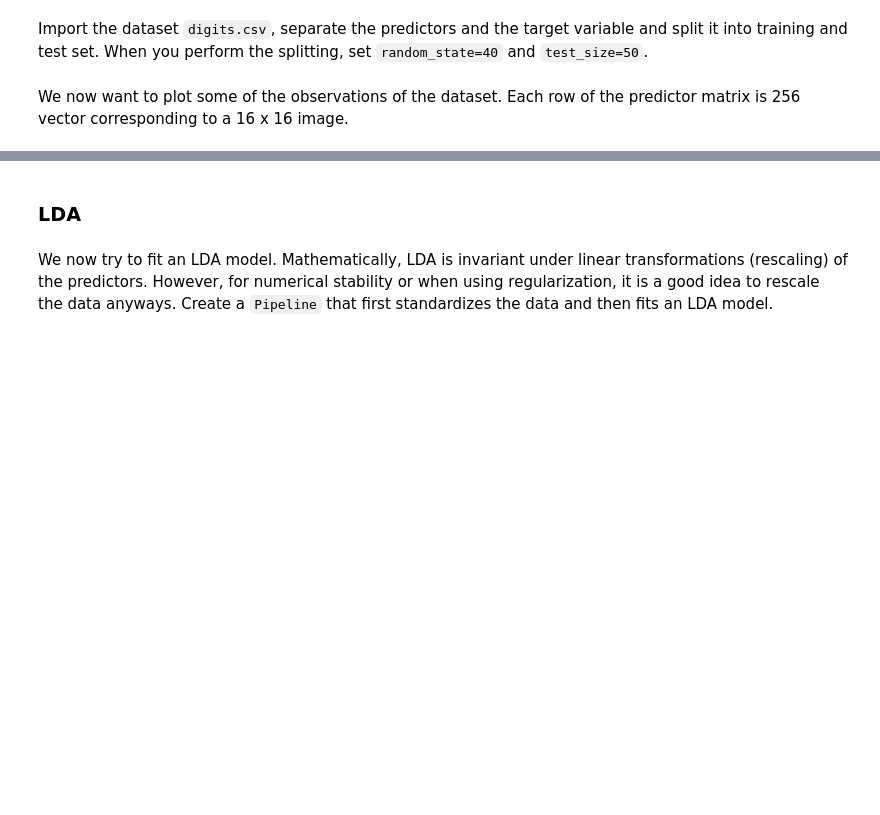
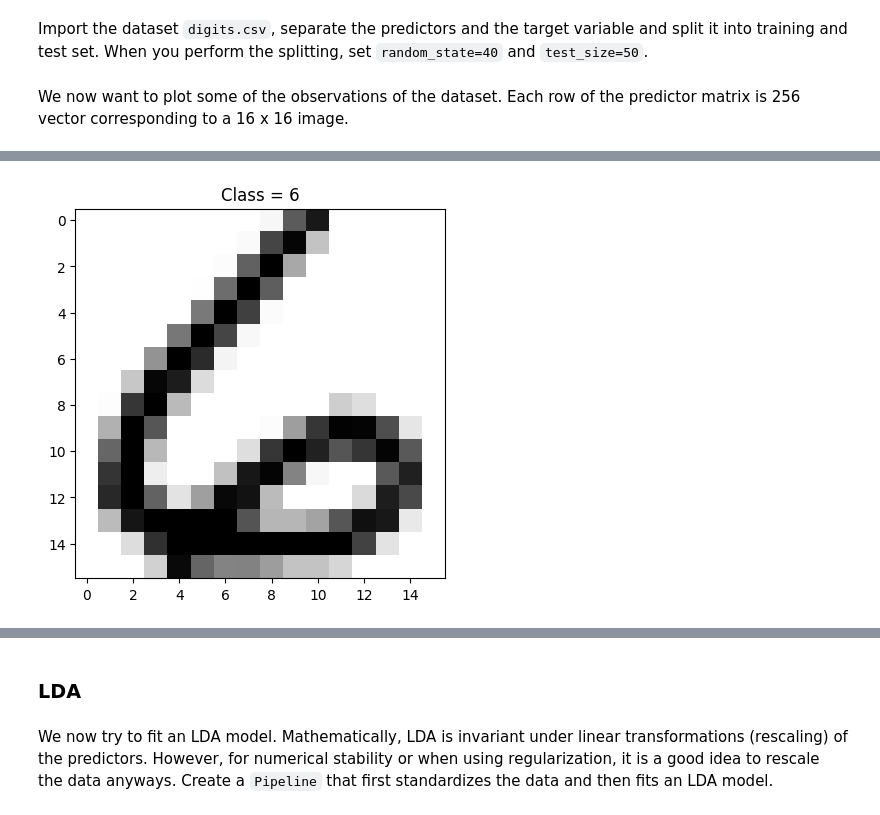
Before and after one commit to Guus03/MSc-Business-Analytics, a Jupyter notebook: Machine-Learning/Exercise_05.ipynb, the cells around one changed output, grey strips where cells are left out. Cells and saved outputs as stored; diff of their text form; code cells hidden in the pictures; blank space fills up the shorter version.

```diff
--- a/Machine-Learning/Exercise_05.ipynb
+++ b/Machine-Learning/Exercise_05.ipynb
@@ -314,14 +423,14 @@ from sklearn.metrics import accuracy_score
 # %% [markdown]
 Import the dataset `digits.csv`, separate the predictors and the target variable and split it into training and test set. When you perform the splitting, set `random_state=40` and `test_size=50`.
 # %%
-dat = ...
-
+dat = pd.read_csv("MLData/digits.csv")
+dat.head()
 # Define X and Y
-X = ...
-y = ...
+X = dat.drop("Y", axis=1)
+y = dat["Y"]
 # %%
 # Split dataset into train-test
-X_train, X_test, y_train, y_test = train_test_split(...)
+X_train, X_test, y_train, y_test = train_test_split(X, y, test_size=50, random_state=40)
 # %%
 # Convert to numpy arrays (easier to plot etc.)
 X_train = np.array(X_train)
@@ -339,11 +465,13 @@ print(X_train[...].reshape(...))
 # %%
 # Better: plot the array as an image
 np.random.seed(42)
 row_index = np.random.randint(0, len(X_train))
-image_data = ...
+image_data = X_train[row_index].reshape(16, 16)
 plt.imshow(image_data, cmap="binary")
-plt.title(f"Class = {...}")
+plt.title(f"Class = {y_train[row_index]}")
 plt.show()
+# %% [output]
+[figure, added]
 # %%
 # Plot some figures
 n_rows = 4
```
Also changed, not shown: parts of 33 cells of this notebook, 1 other file.
